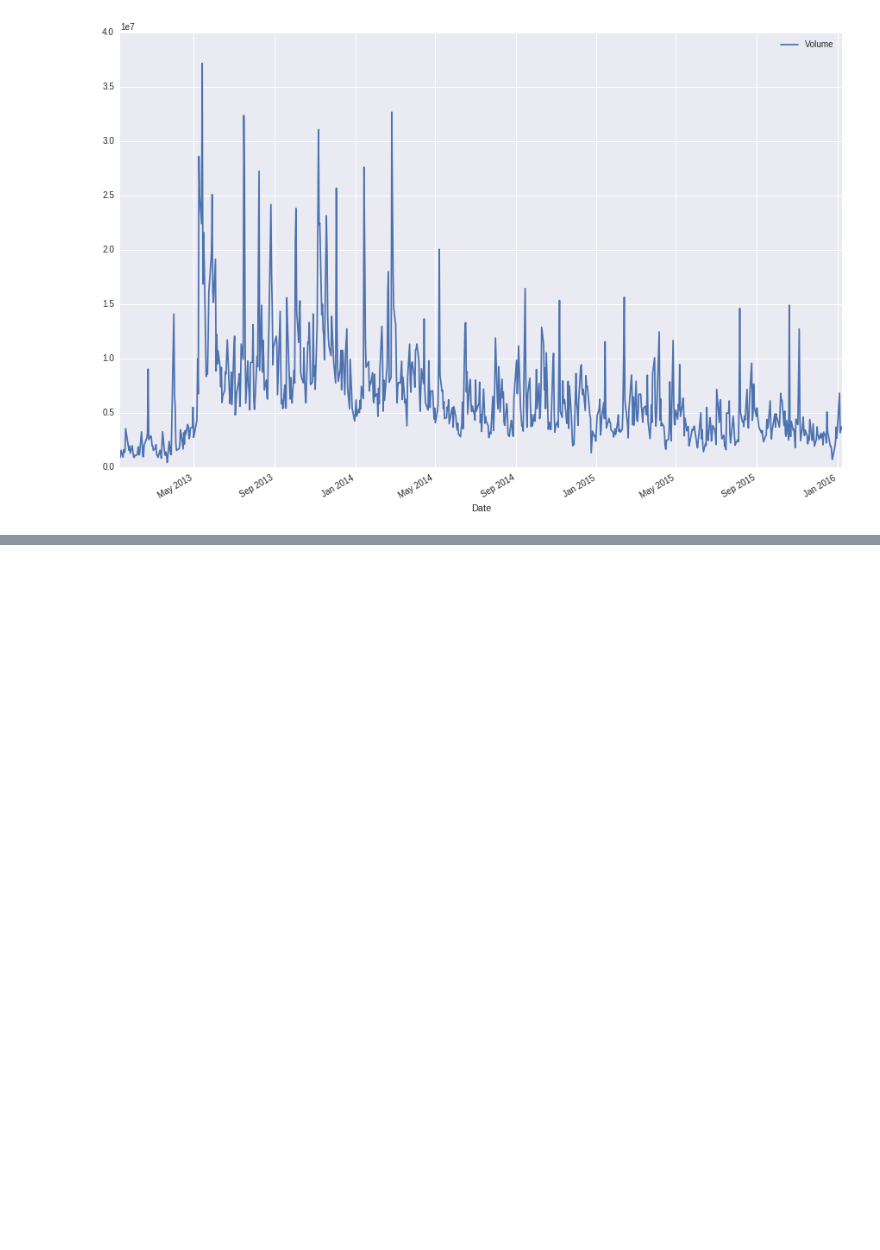
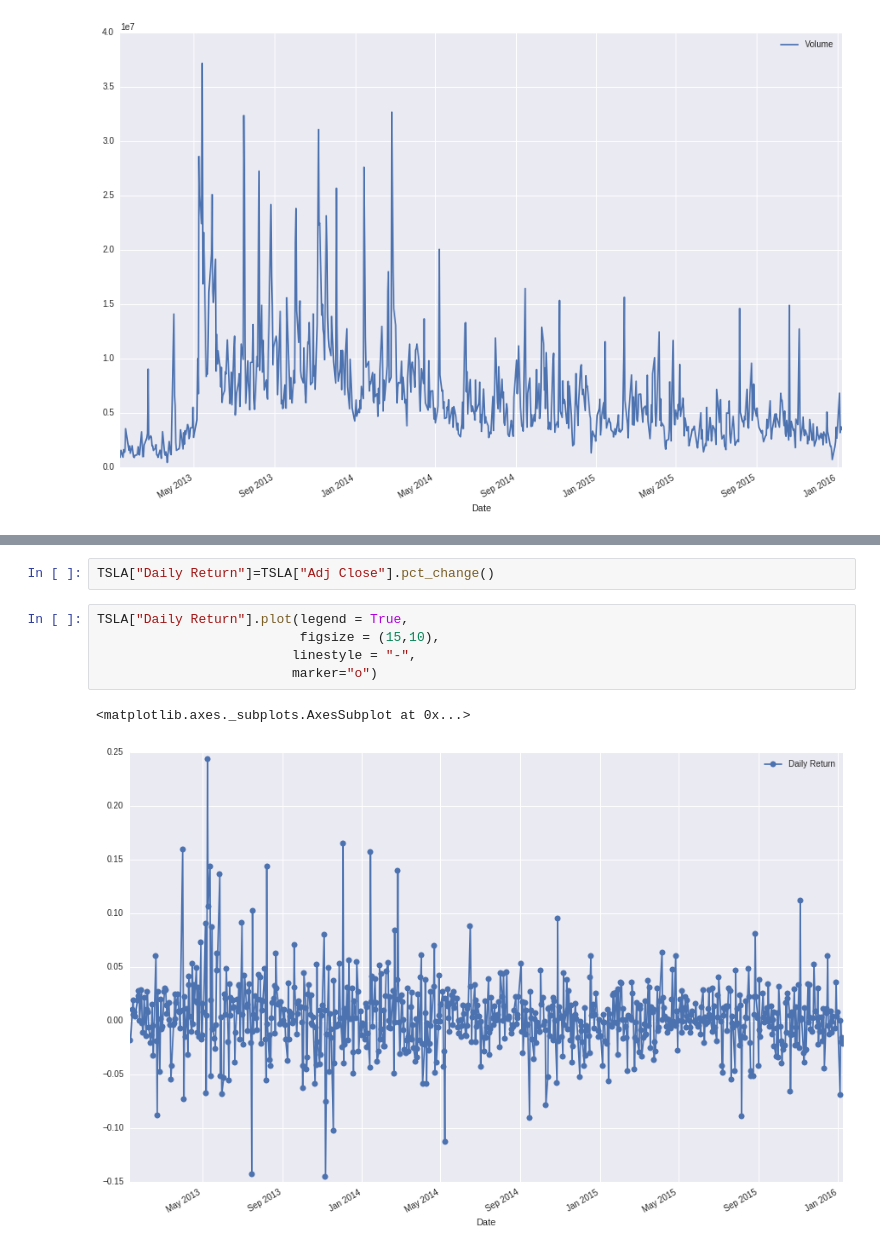
Before and after one commit to inferno9004/Stock-Market-Analysis, a Jupyter notebook: stock_market.ipynb, the cells around one changed output, grey strips where cells are left out. Drawn from its saved outputs; the diff is of its cells as text; blank space fills up the shorter version.

```diff
--- a/stock_market.ipynb
+++ b/stock_market.ipynb
@@ -43,0 +55,10 @@ TSLA["Volume"].plot(legend = True, figsize = (15,10))
+# %%
+TSLA["Daily Return"]=TSLA["Adj Close"].pct_change()
+# %%
+TSLA["Daily Return"].plot(legend = True,
+                          figsize = (15,10),
+                         linestyle = "-",
+                         marker="o")
+# %% [output]
+<matplotlib.axes._subplots.AxesSubplot at 0x...>
+[figure, added]
```
Also changed, not shown: parts of 9 cells of this notebook.
